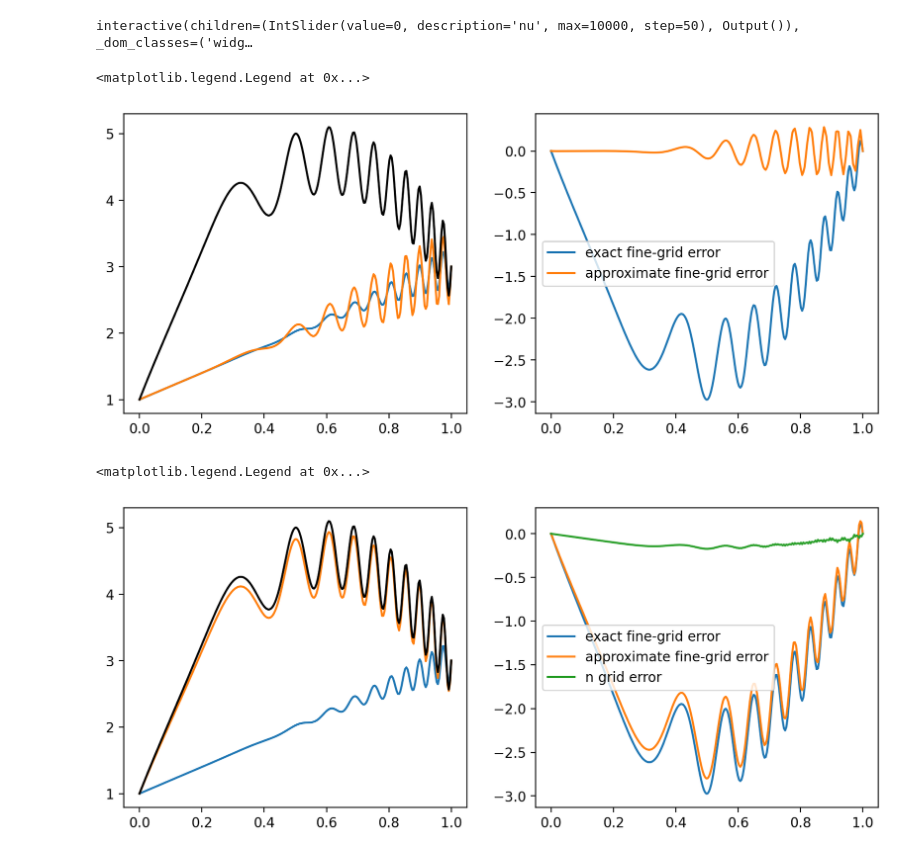
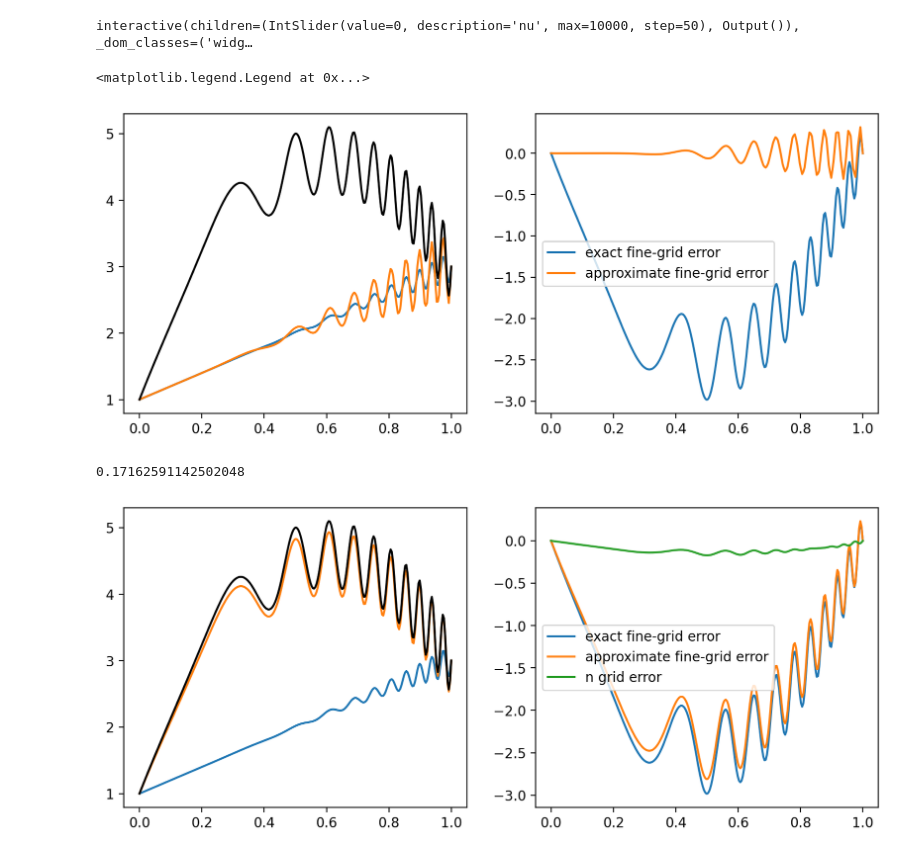
Before and after one commit to newby-jay/MATH536-Winter2026-JupyterNotebooks, a Jupyter notebook: Week 9.ipynb, the cells around one changed output. Saved outputs shown, nothing was run; the diff lists cells and outputs as text; code cells hidden in the pictures.

```diff
--- a/Week 9.ipynb
+++ b/Week 9.ipynb
@@ -95,7 +93,7 @@ class Finite_Difference_Order2:
         """This matrix is symmetric"""
         return self
 
-def Jacobi(rhs, u0, m, nu, w=1.):
+def Jacobi(rhs, u0, m, nu, w=2/3):
     assert rhs.size == u0.size
     h = 1/(m + 1)
     u = u0.copy()
@@ -196,7 +194,7 @@ plot(x, e_fine, label='approximate fine-grid error')
 legend()
 # %% [output]
 <matplotlib.legend.Legend at 0x...>
-[figure, old version]
+[figure, new version]
 # %%
 # n grid version
 
@@ -220,9 +218,7 @@ u0 = linspace(1, 3, m+2)
 r = zeros(m + 2)
 u[1:-1], r[1:-1] = Jacobi(f[1:-1], u0[1:-1], m, nu)
 
-# Ae = -r on the coarse grid
-
-n_levels = 7
+n_levels = 8
 m_min = m//2**n_levels
 assert 2**n_levels <= m
 
@@ -232,43 +228,48 @@ def approx_error(x_fine, rhs_fine, m_coarse):
 
     rhs_coarse = grid_xfer(x_fine, rhs_fine, x_coarse)
 
-    e0_coarse = zeros(m_coarse + 2)
-
     e_coarse = zeros(m_coarse + 2)
-
     r_coarse = zeros(m_coarse + 2)
-
-    e_coarse[1:-1], r_coarse[1:-1] = Jacobi(
-        rhs_coarse[1:-1], e0_coarse[1:-1], m_coarse, nu)
-
-    if m_coarse//2 >= m_min:
+    ## recursion step
+    if m_coarse//2 > m_min:
+        e_coarse[1:-1], r_coarse[1:-1] = Jacobi(
+            rhs_coarse[1:-1], e_coarse[1:-1], m_coarse, nu)
         e_coarse -= approx_error(x_coarse, -r_coarse, m_coarse//2)
+    else:
+        ## if
+        A = (diag(ones(m_coarse-1), -1)
+        + diag(-2*ones(m_coarse), 0)
+        + diag(ones(m_coarse-1), 1))*(m_coarse + 1)**2
+        e_coarse[1:-1] = solve(A, rhs_coarse[1:-1])
 
     e_fine = grid_xfer(x_coarse, e_coarse, x_fine)
+    ## run iterative method a few more times to smooth interpolation errors
     e_fine[1:-1], _ = Jacobi(
         rhs_fine[1:-1], e_fine[1:-1], m_coarse*2, nu)
     return e_fine
 
 m_coarse = m//2
 e_fine = approx_error(x, -r, m_coarse)
 
 
 u_ng = u - e_fine
 
 fig1 = figure(1, [10, 4])
 
 fig1.add_subplot(121)
 plot(x, u)
 plot(x, u_ng)
 plot(x, uexact, 'k')
 
 fig1.add_subplot(122)
 plot(x, u - uexact, label='exact fine-grid error')
 plot(x, e_fine, label='approximate fine-grid error')
 plot(x, u_ng - uexact, label='n grid error')
 legend()
+
+print(absolute(u_ng - uexact).max())
 # %% [output]
-<matplotlib.legend.Legend at 0x...>
+0.17162591142502048
-[figure, old version]
+[figure, new version]
 # %%
 # O(m^d)
```
Also changed, not shown: parts of 3 cells of this notebook.
